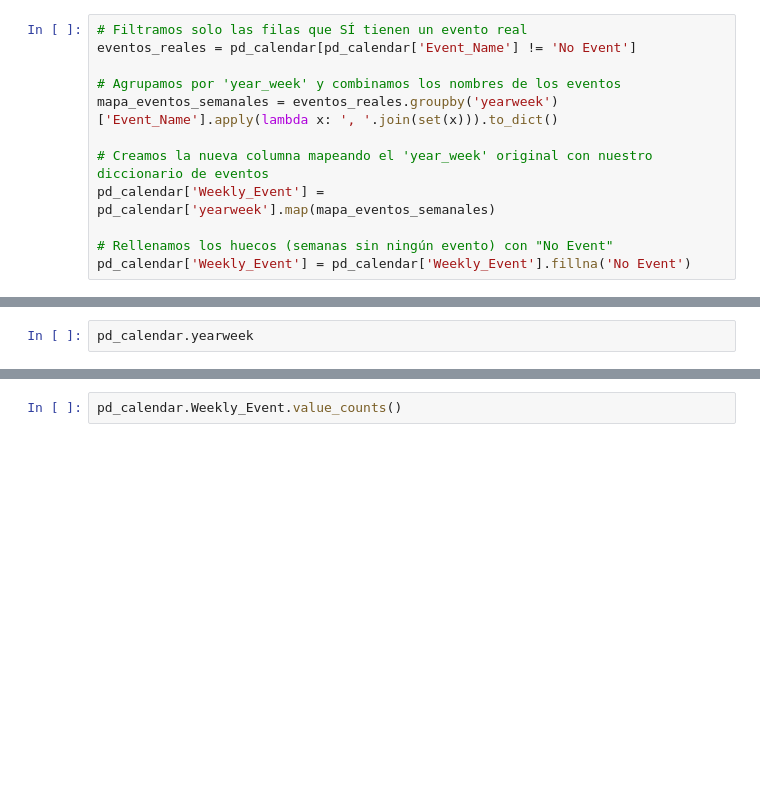
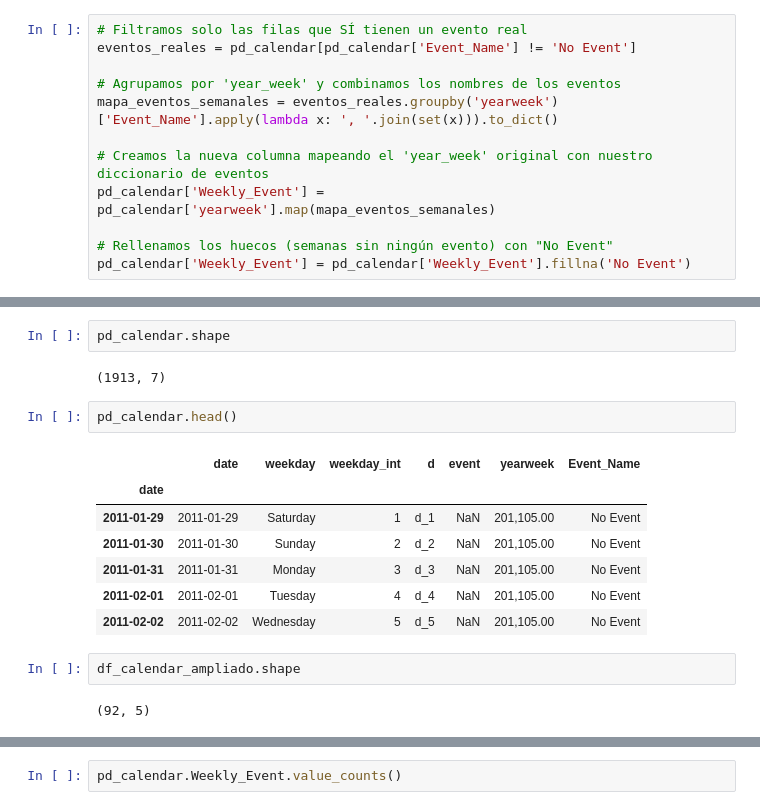
Before and after one commit to asansal/DS_market_Capstone, a Jupyter notebook: first_steps_dsmarket.ipynb, the cells around one changed output, grey strips where cells are left out. Saved outputs shown, nothing was run; the diff lists cells and outputs as text; blank space fills up the shorter version.

```diff
--- a/first_steps_dsmarket.ipynb
+++ b/first_steps_dsmarket.ipynb
@@ -913,2 +1006,18 @@ pd_calendar['Weekly_Event'] = pd_calendar['Weekly_Event'].fillna('No Event')
 # %%
-pd_calendar.yearweek
+pd_calendar.shape
+# %% [output]
+(1913, 7)
+# %%
+pd_calendar.head()
+# %% [output]
+|  | date | weekday | weekday_int | d | event | yearweek | Event_Name |
+| date |  |  |  |  |  |  |  |
+| 2011-01-29 | 2011-01-29 | Saturday | 1 | d_1 | NaN | 201,105.00 | No Event |
+| 2011-01-30 | 2011-01-30 | Sunday | 2 | d_2 | NaN | 201,105.00 | No Event |
+| 2011-01-31 | 2011-01-31 | Monday | 3 | d_3 | NaN | 201,105.00 | No Event |
+| 2011-02-01 | 2011-02-01 | Tuesday | 4 | d_4 | NaN | 201,105.00 | No Event |
+| 2011-02-02 | 2011-02-02 | Wednesday | 5 | d_5 | NaN | 201,105.00 | No Event |
+# %%
+df_calendar_ampliado.shape
+# %% [output]
+(92, 5)
```
Also changed, not shown: parts of 13 cells of this notebook, 1 other file.
